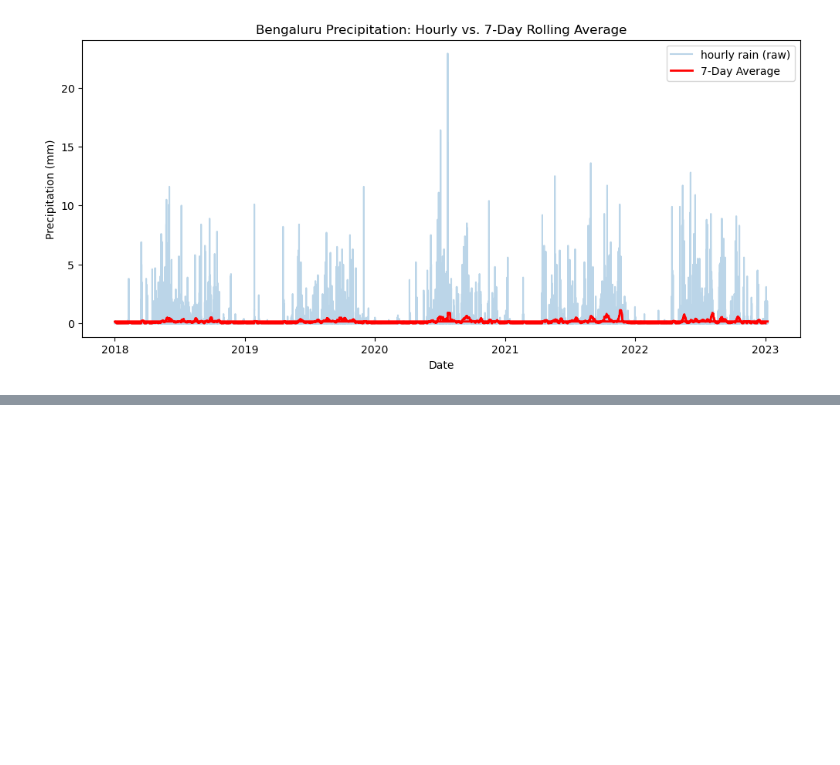
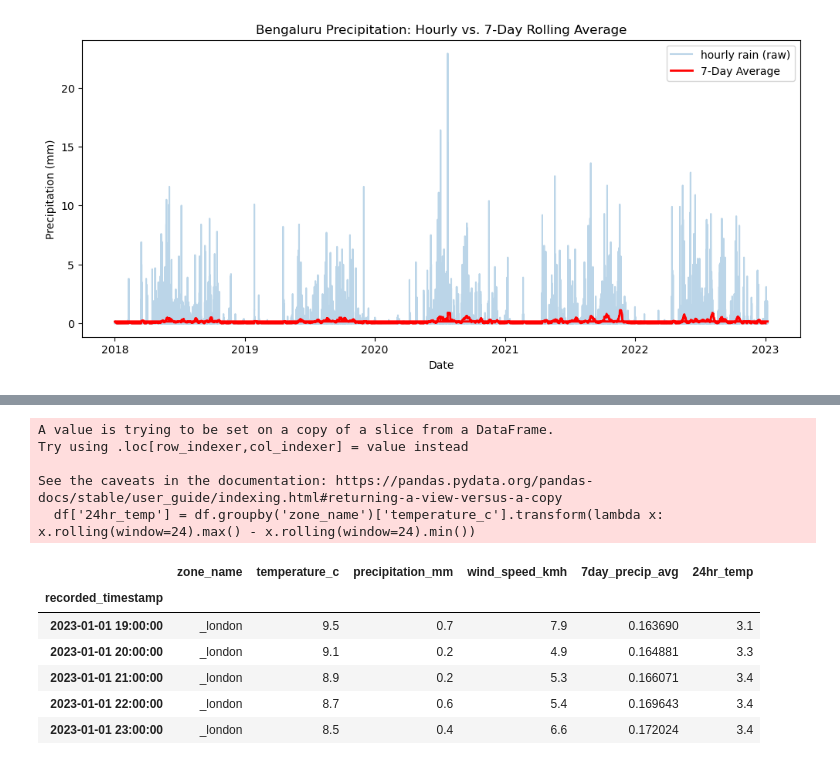
Before and after one commit to Utkarshhs/GeoRisk-Engine, a Jupyter notebook: src/data_analysis.ipynb, the cells around one changed output, grey strips where cells are left out. Drawn from its saved outputs; the diff is of its cells as text; code cells hidden in the pictures; blank space fills up the shorter version.

Commit message:
engineer 24-hour temperature swing and rolling precipitation features

```diff
--- a/src/data_analysis.ipynb
+++ b/src/data_analysis.ipynb
@@ -97,3 +97,5 @@ plt.legend()
 plt.show()
 # %% [output]
 [figure]
+# %%
+df['7day_precip_avg'] = df.groupby('zone_name')['precipitation_mm'].transform(lambda x: x.rolling(window=168).mean())
@@ -99,0 +108,16 @@ plt.show()
+# %%
+df['24hr_temp'] = df.groupby('zone_name')['temperature_c'].transform(lambda x: x.rolling(window=24).max() - x.rolling(window=24).min())
+df.tail()
+# %% [output]
+A value is trying to be set on a copy of a slice from a DataFrame.
+Try using .loc[row_indexer,col_indexer] = value instead
+
+See the caveats in the documentation: https://pandas.pydata.org/pandas-docs/stable/user_guide/indexing.html#returning-a-view-versus-a-copy
+  df['24hr_temp'] = df.groupby('zone_name')['temperature_c'].transform(lambda x: x.rolling(window=24).max() - x.rolling(window=24).min())
+|  | zone_name | temperature_c | precipitation_mm | wind_speed_kmh | 7day_precip_avg | 24hr_temp |
+| recorded_timestamp |  |  |  |  |  |  |
+| 2023-01-01 19:00:00 | _london | 9.5 | 0.7 | 7.9 | 0.163690 | 3.1 |
+| 2023-01-01 20:00:00 | _london | 9.1 | 0.2 | 4.9 | 0.164881 | 3.3 |
+| 2023-01-01 21:00:00 | _london | 8.9 | 0.2 | 5.3 | 0.166071 | 3.4 |
+| 2023-01-01 22:00:00 | _london | 8.7 | 0.6 | 5.4 | 0.169643 | 3.4 |
+| 2023-01-01 23:00:00 | _london | 8.5 | 0.4 | 6.6 | 0.172024 | 3.4 |
```
Also changed, not shown: parts of 2 cells of this notebook.
